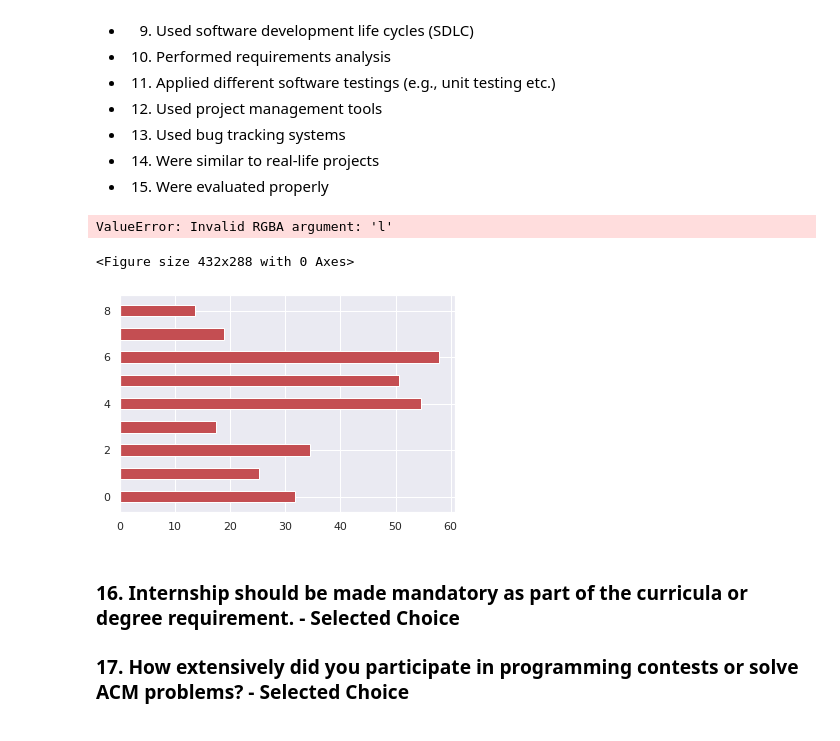
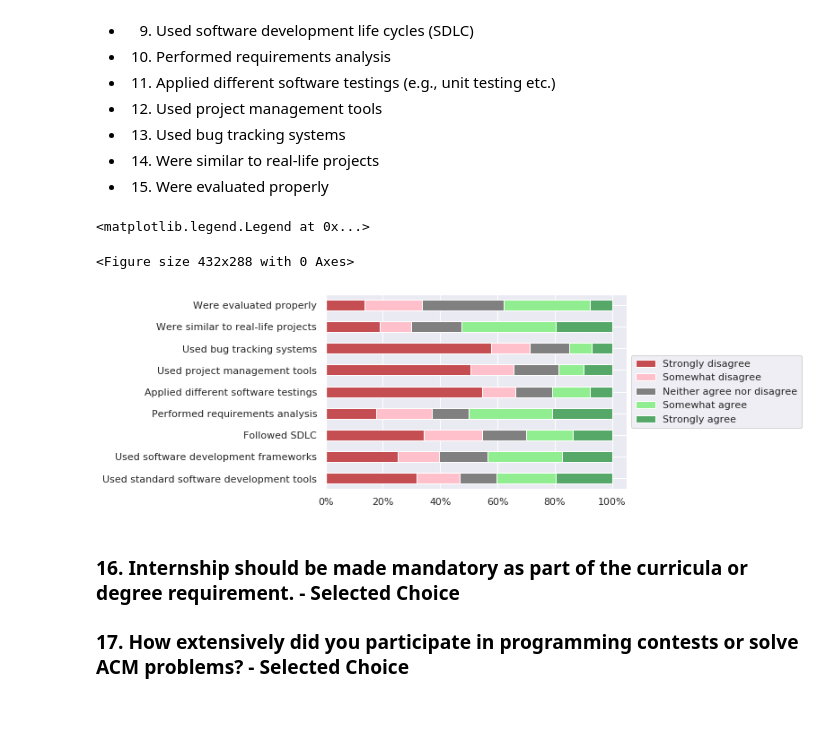
Before and after one commit to rafed123/ugse, a Jupyter notebook: Analysis.ipynb, the cells around one changed output. Saved outputs shown, nothing was run; the diff lists cells and outputs as text; code cells hidden in the pictures.

Commit message:
Updated stacked bar chart

```diff
--- a/Analysis.ipynb
+++ b/Analysis.ipynb
@@ -133,36 +133,36 @@ df1 = df1/df1.sum()*100
 
 
 df1.columns = ['Used standard software development tools',
                'Used software development frameworks',
                'Followed SDLC',
               'Performed requirements analysis',
               'Applied different software testings',
               'Used project management tools',
               'Used bug tracking systems',
               'Were similar to real-life projects',
               'Were evaluated properly']
 
 df1 = df1.T
 df1 = df1[['Strongly disagree', 'Somewhat disagree', 'Neither agree nor disagree',
           'Somewhat agree', 'Strongly agree']]
 
 import matplotlib.ticker as mtick
 
 fig = plt.figure()
 
 fmt = '%.0f%%' # Format you want the ticks, e.g. '40%'
 xticks = mtick.FormatStrFormatter(fmt)
 
-color = ['r', 'lightred', 'gray', 'lightgreen', 'g']
+color = ['r', 'pink', 'gray', 'lightgreen', 'g']
 
 ax = df1.plot(kind='barh', color=color, stacked=True)
 ax.xaxis.set_major_formatter(xticks)
 
 plt.legend(loc='center right', bbox_to_anchor=(1.6, 0.5))
 # %% [output]
-ValueError: Invalid RGBA argument: 'l'
+<matplotlib.legend.Legend at 0x...>
 <Figure size 432x288 with 0 Axes>
-[figure, old version]
+[figure, new version]
 # %% [markdown]
 ### 16. Internship should be made mandatory as part of the curricula or degree requirement. - Selected Choice
 ### 17. How extensively did you participate in programming contests or solve ACM problems? - Selected Choice
```
